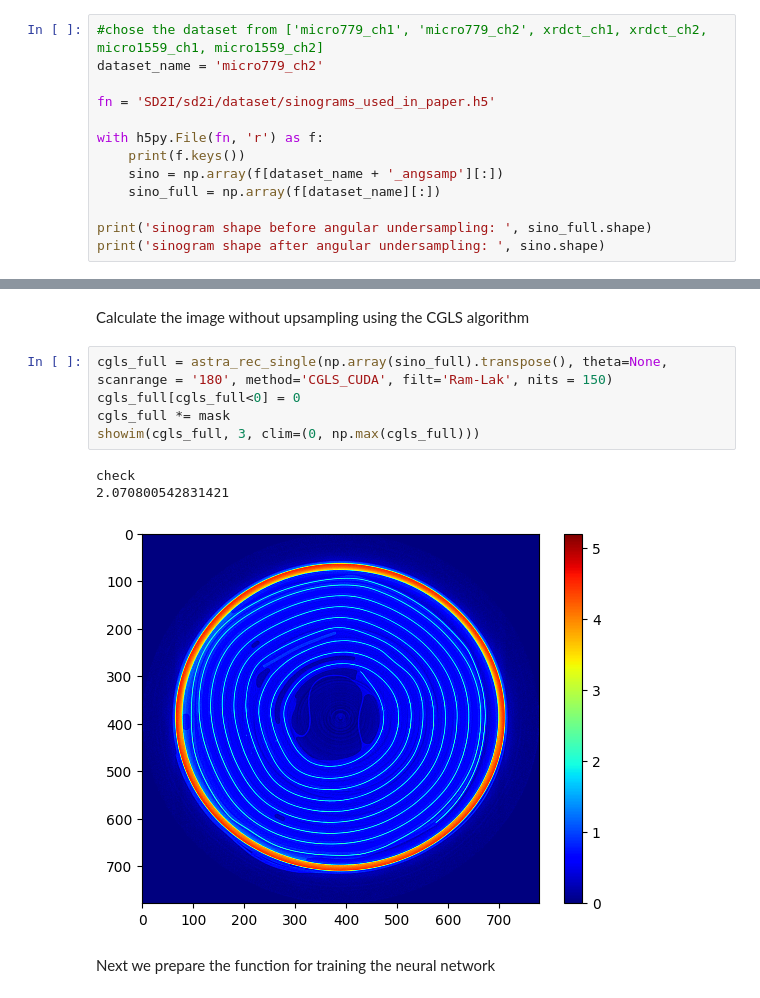
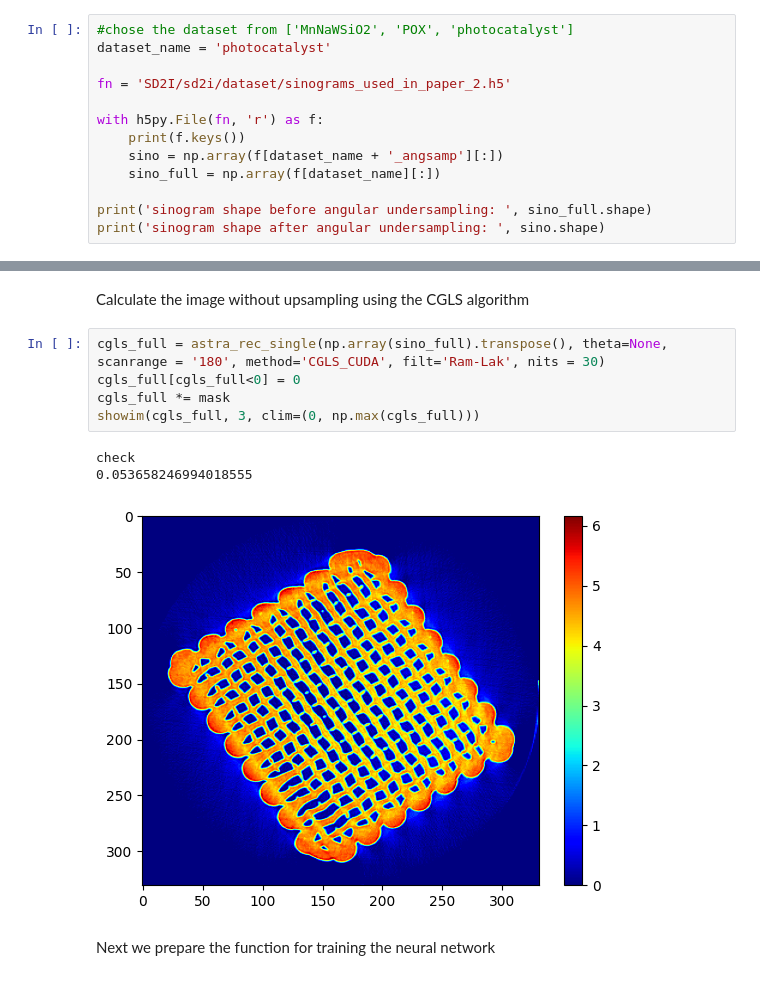
Before and after one commit to robindong3/SD2I, a Jupyter notebook: example/SD2I_experiment_photocatalyst.ipynb, the cells around one changed output, grey strips where cells are left out. Saved outputs shown, nothing was run; the diff lists cells and outputs as text.

Commit message:
photo catalyst

```diff
--- a/example/SD2I_experiment_photocatalyst.ipynb
+++ b/example/SD2I_experiment_photocatalyst.ipynb
@@ -211,8 +211,8 @@ Please choose from ['micro779_ch1', 'micro779_ch2', xrdct_ch1, xrdct_ch2, micro1
 # %%
-#chose the dataset from ['micro779_ch1', 'micro779_ch2', xrdct_ch1, xrdct_ch2, micro1559_ch1, micro1559_ch2]
-dataset_name = 'micro779_ch2'
+#chose the dataset from ['MnNaWSiO2', 'POX', 'photocatalyst']
+dataset_name = 'photocatalyst'
 
-fn = 'SD2I/sd2i/dataset/sinograms_used_in_paper.h5'
+fn = 'SD2I/sd2i/dataset/sinograms_used_in_paper_2.h5'
 
 with h5py.File(fn, 'r') as f:
     print(f.keys())
@@ -354,14 +354,14 @@ check
 # %% [markdown]
 Calculate the image without upsampling using the CGLS algorithm
 # %%
-cgls_full = astra_rec_single(np.array(sino_full).transpose(), theta=None, scanrange = '180', method='CGLS_CUDA', filt='Ram-Lak', nits = 150)
+cgls_full = astra_rec_single(np.array(sino_full).transpose(), theta=None, scanrange = '180', method='CGLS_CUDA', filt='Ram-Lak', nits = 30)
 cgls_full[cgls_full<0] = 0
 cgls_full *= mask
 showim(cgls_full, 3, clim=(0, np.max(cgls_full)))
 # %% [output]
 check
-2.070800542831421
+0.053658246994018555
-[figure, old version]
+[figure, new version]
 # %% [markdown]
 Next we prepare the function for training the neural network
 # %% [markdown]
```
Also changed, not shown: parts of 16 cells of this notebook.
